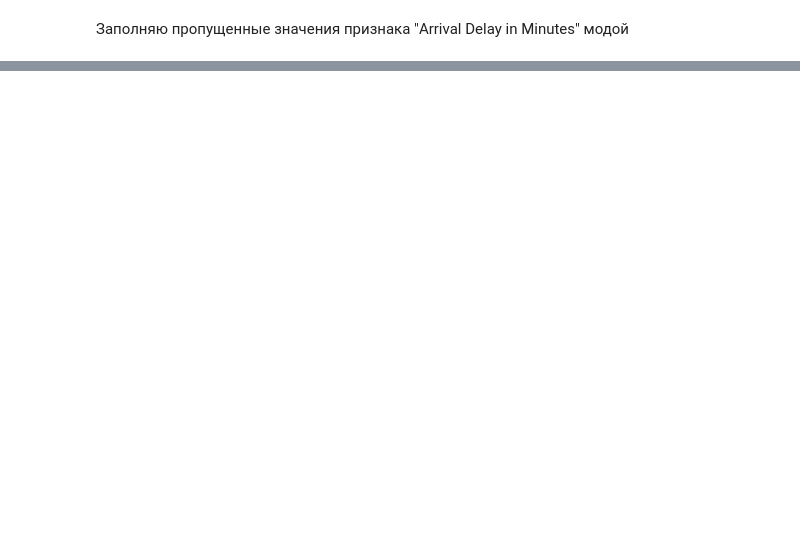
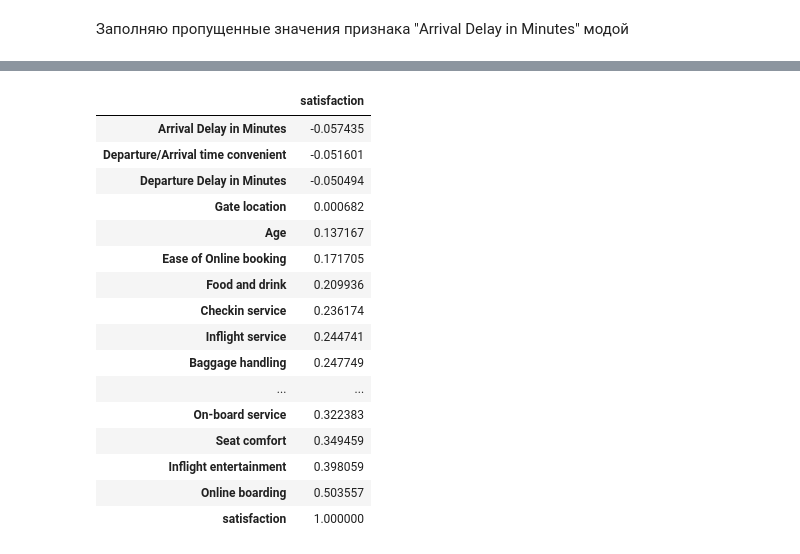
Before and after one commit to AntonyVasilev/ML-in-business, a Jupyter notebook: draft notebook.ipynb, the cells around one changed output, grey strips where cells are left out. Saved outputs shown, nothing was run; the diff lists cells and outputs as text; code cells hidden in the pictures; blank space fills up the shorter version.

```diff
--- a/draft notebook.ipynb
+++ b/draft notebook.ipynb
@@ -142,0 +259,18 @@ dtype: float64
+# %%
+# Compute the correlation matrix
+df_corr = train_df.iloc[:, 1:].corr()
+
+sns.set_theme(style="white")
+
+# Generate a mask for the upper triangle
+mask = np.triu(np.ones_like(df_corr, dtype=bool))
+
+# Set up the matplotlib figure
+f, ax = plt.subplots(figsize=(11, 9))
+
+# Generate a custom diverging colormap
+cmap = sns.diverging_palette(150, 275, as_cmap=True)
+
+# Draw the heatmap with the mask and correct aspect ratio
+sns.heatmap(df_corr, mask=mask, cmap=cmap, vmax=.3, center=0,
+            square=True, linewidths=.5, cbar_kws={"shrink": .5})
@@ -142,0 +280,20 @@ dtype: float64
+# %%
+df_corr[target].sort_values(by=['satisfaction'])
+# %% [output]
+|  | satisfaction |
+| Arrival Delay in Minutes | -0.057435 |
+| Departure/Arrival time convenient | -0.051601 |
+| Departure Delay in Minutes | -0.050494 |
+| Gate location | 0.000682 |
+| Age | 0.137167 |
+| Ease of Online booking | 0.171705 |
+| Food and drink | 0.209936 |
+| Checkin service | 0.236174 |
+| Inflight service | 0.244741 |
+| Baggage handling | 0.247749 |
+| ... | ... |
+| On-board service | 0.322383 |
+| Seat comfort | 0.349459 |
+| Inflight entertainment | 0.398059 |
+| Online boarding | 0.503557 |
+| satisfaction | 1.000000 |
```
Also changed, not shown: parts of 30 cells of this notebook.
